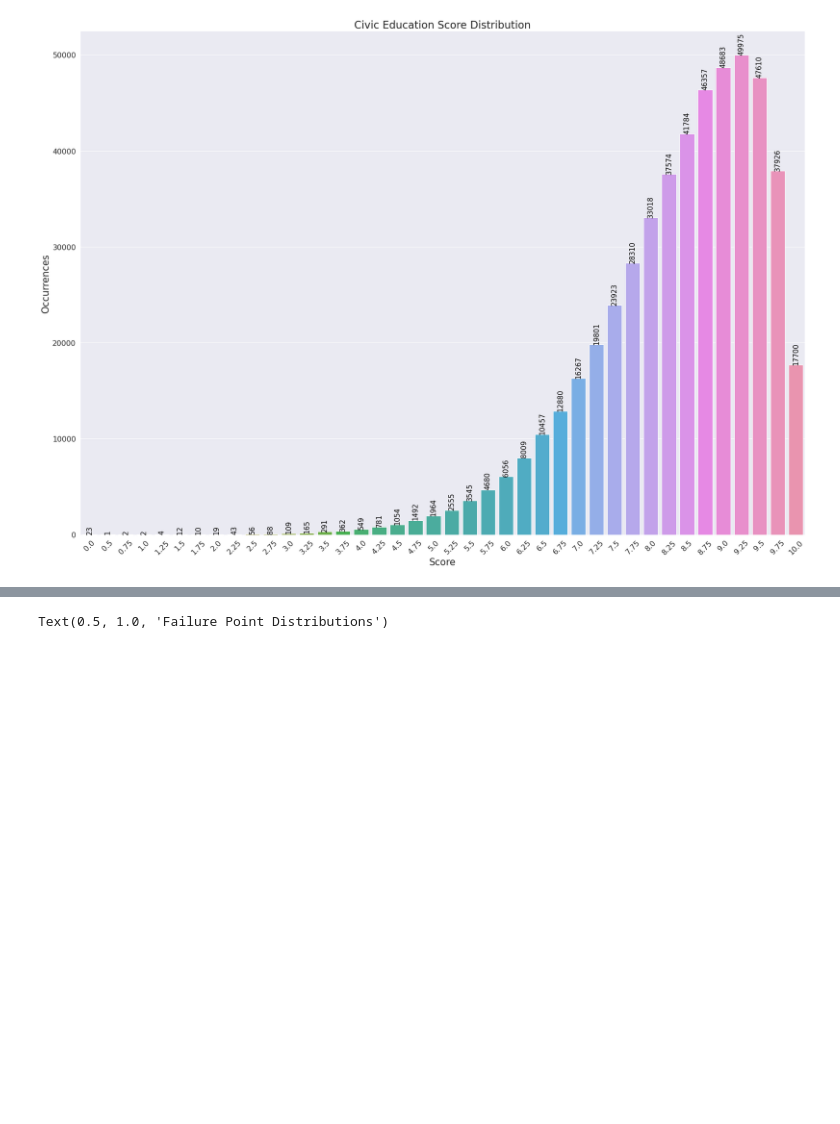
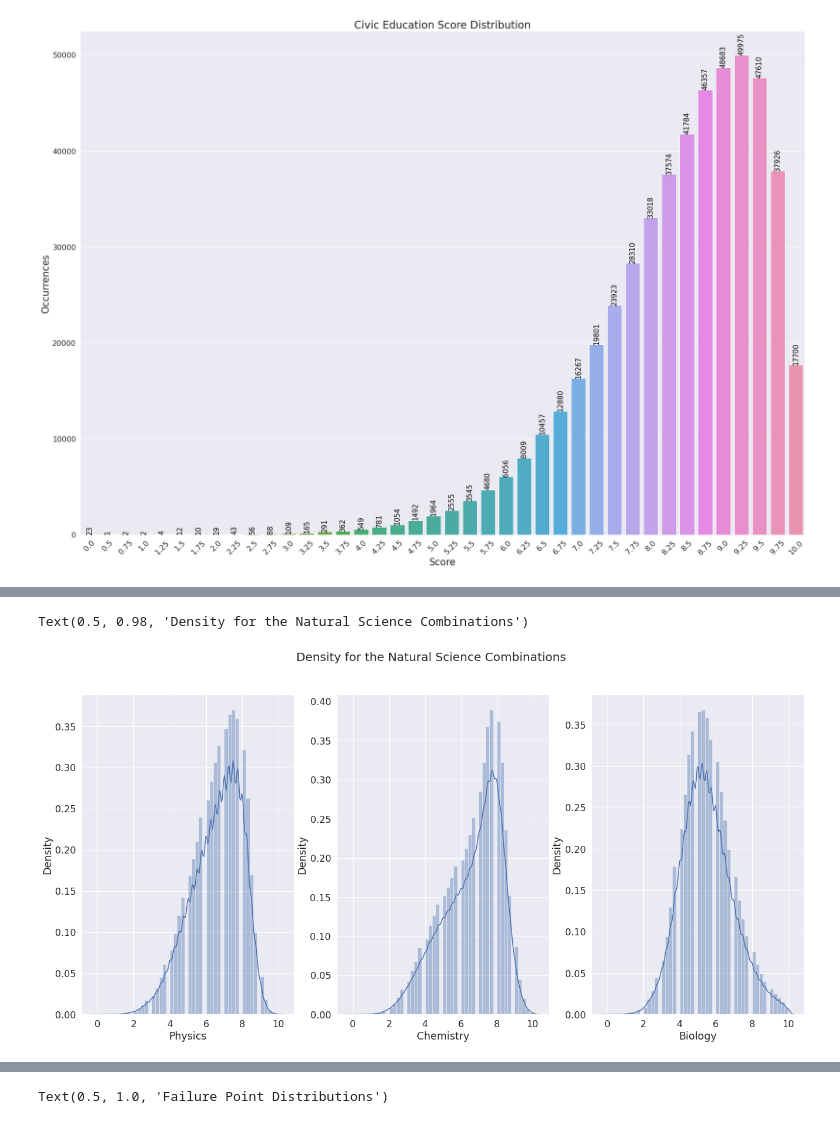
Before and after one commit to outlook1227/Python-Notebook-for-Dataset, a Jupyter notebook: Vietnam National High School Graduation Examination/2021/Code/Vietnam_National_High_School_Graduation_Examination_2021.ipynb, the cells around one changed output, grey strips where cells are left out. Saved outputs shown, nothing was run; the diff lists cells and outputs as text; code cells hidden in the pictures; blank space fills up the shorter version.

```diff
--- a/Vietnam National High School Graduation Examination/2021/Code/Vietnam_National_High_School_Graduation_Examination_2021.ipynb
+++ b/Vietnam National High School Graduation Examination/2021/Code/Vietnam_National_High_School_Graduation_Examination_2021.ipynb
@@ -865,0 +882,10 @@ Text(0.5, 1.0, 'Civic Education Score Distribution')
+# %%
+# Density for Social Science Score
+fig, axes = plt.subplots(1, 3, figsize = (22, 10))
+sns.distplot(physics_dataset_cleaned["Physics"], ax = axes[0])
+sns.distplot(chemistry_dataset_cleaned["Chemistry"], ax = axes[1])
+sns.distplot(biology_dataset_cleaned["Biology"], ax = axes[2])
+fig.suptitle("Density for the Natural Science Combinations", fontsize = 20)
+# %% [output]
+Text(0.5, 0.98, 'Density for the Natural Science Combinations')
+[figure, added]
```
Also changed, not shown: parts of 8 cells of this notebook.
